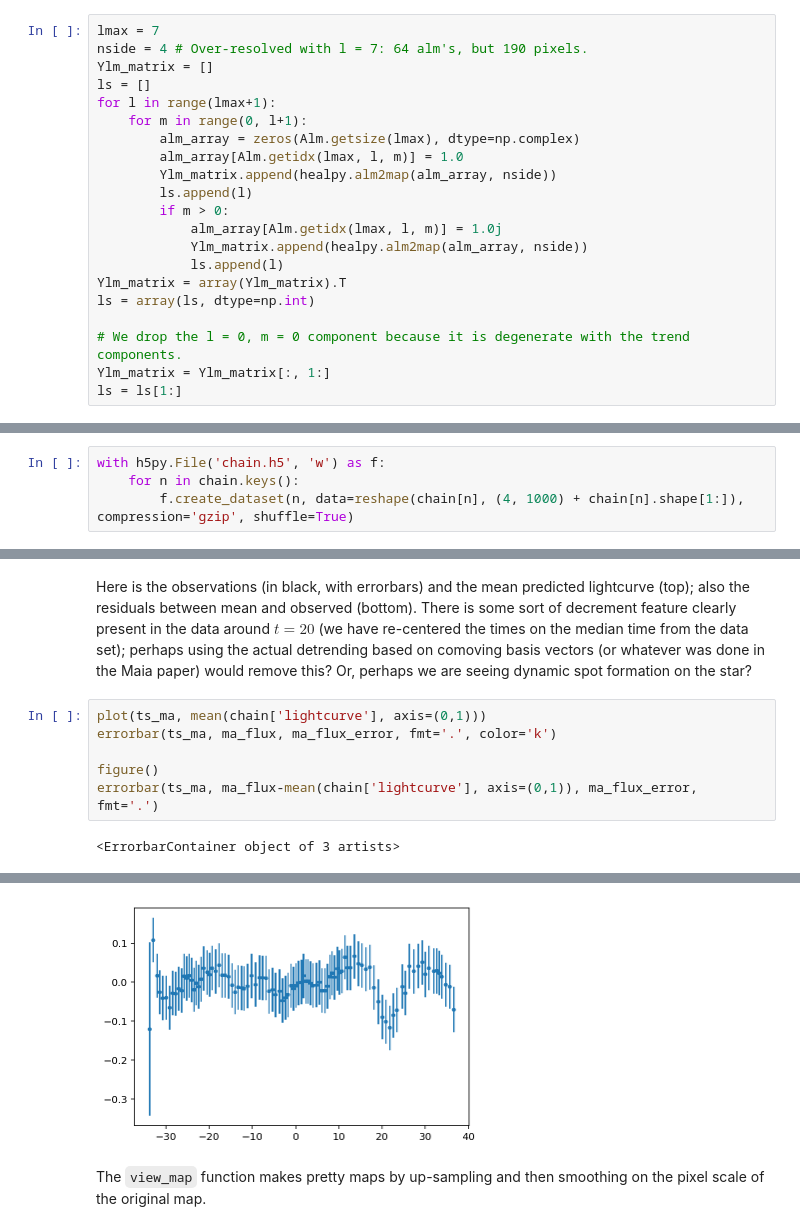
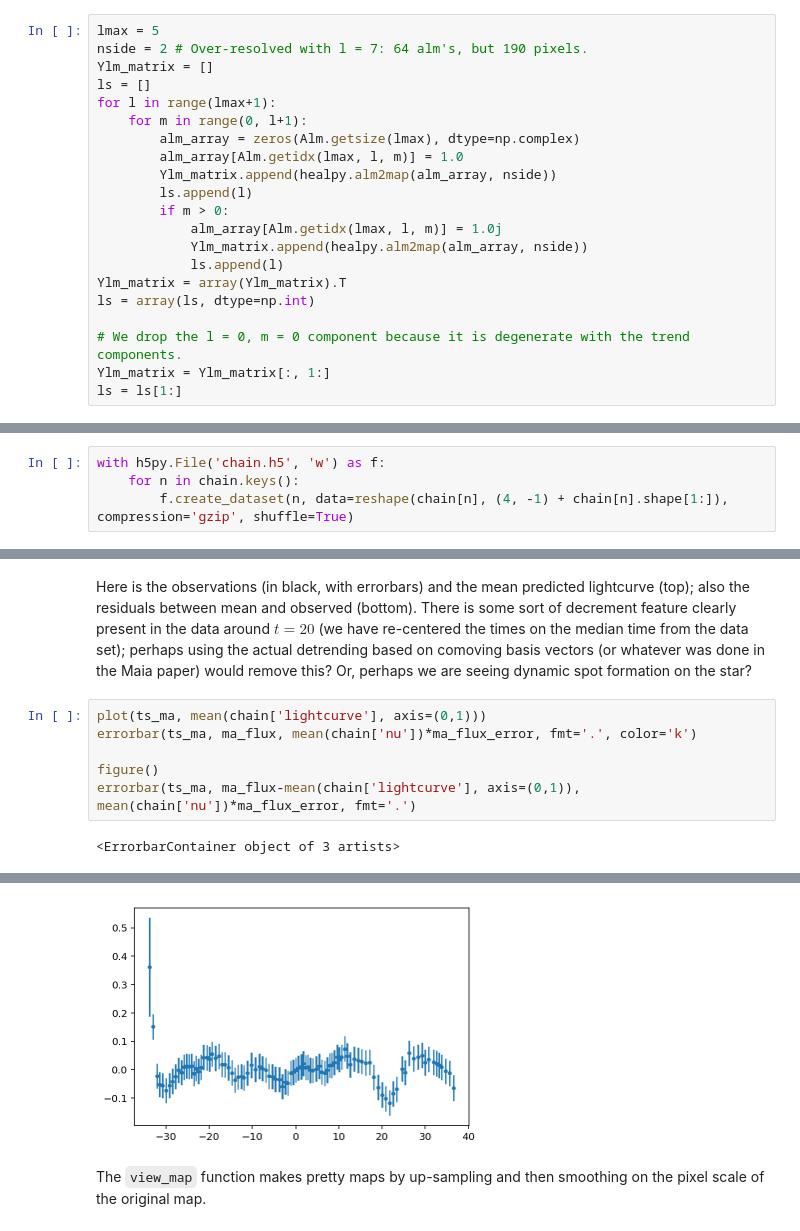
Before and after one commit to bfarr/exocartographer, a Jupyter notebook: stan/EMTest.ipynb, the cells around one changed output, grey strips where cells are left out. Cells and saved outputs as stored; diff of their text form.

```diff
--- a/stan/EMTest.ipynb
+++ b/stan/EMTest.ipynb
@@ -141,6 +141,6 @@ We need to generate the matrix that transforms the $a_{lm}$ basis to pixels.  We
 # %%
-lmax = 7
-nside = 4 # Over-resolved with l = 7: 64 alm's, but 190 pixels.
+lmax = 5
+nside = 2 # Over-resolved with l = 7: 64 alm's, but 190 pixels.
 Ylm_matrix = []
 ls = []
 for l in range(lmax+1):
@@ -270,7 +274,7 @@ And save the chain, reshaping to ``(nchains, nsamples, ...)`` shape for ``arviz`
 # %%
 with h5py.File('chain.h5', 'w') as f:
     for n in chain.keys():
-        f.create_dataset(n, data=reshape(chain[n], (4, 1000) + chain[n].shape[1:]), compression='gzip', shuffle=True)
+        f.create_dataset(n, data=reshape(chain[n], (4, -1) + chain[n].shape[1:]), compression='gzip', shuffle=True)
 # %% [markdown]
 Re-load the chain:
 # %%
@@ -282,9 +288,9 @@ with h5py.File('chain.h5', 'r') as f:
 Here is the observations (in black, with errorbars) and the mean predicted lightcurve (top); also the residuals between mean and observed (bottom).  There is some sort of decrement feature clearly present in the data around $t = 20$ (we have re-centered the times on the median time from the data set); perhaps using the actual detrending based on comoving basis vectors (or whatever was done in the Maia paper) would remove this?  Or, perhaps we are seeing dynamic spot formation on the star?
 # %%
 plot(ts_ma, mean(chain['lightcurve'], axis=(0,1)))
-errorbar(ts_ma, ma_flux, ma_flux_error, fmt='.', color='k')
+errorbar(ts_ma, ma_flux, mean(chain['nu'])*ma_flux_error, fmt='.', color='k')
 
 figure()
-errorbar(ts_ma, ma_flux-mean(chain['lightcurve'], axis=(0,1)), ma_flux_error, fmt='.')
+errorbar(ts_ma, ma_flux-mean(chain['lightcurve'], axis=(0,1)), mean(chain['nu'])*ma_flux_error, fmt='.')
 # %% [output]
 <ErrorbarContainer object of 3 artists>
@@ -292,4 +298,4 @@ errorbar(ts_ma, ma_flux-mean(chain['lightcurve'], axis=(0,1)), ma_flux_error, fm
-[figure, old version]
+[figure, new version]
 # %% [markdown]
 The ``view_map`` function makes pretty maps by up-sampling and then smoothing on the pixel scale of the original map.
 # %%
```
Also changed, not shown: parts of 19 cells of this notebook, 1 other file.
